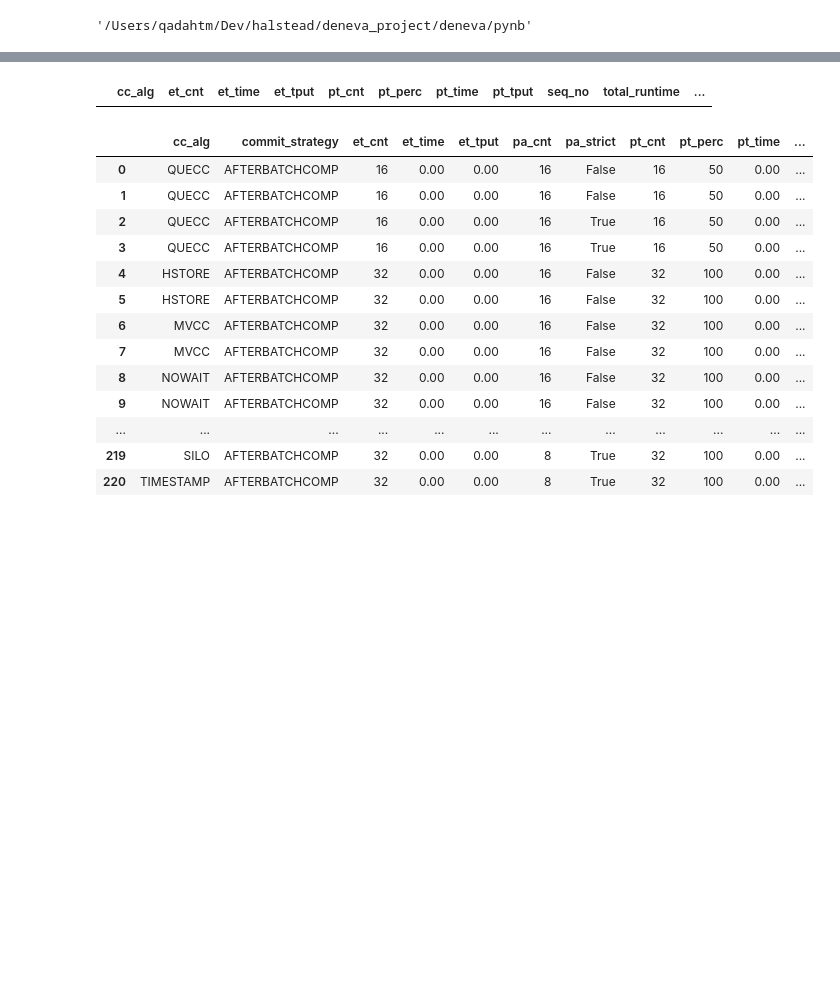
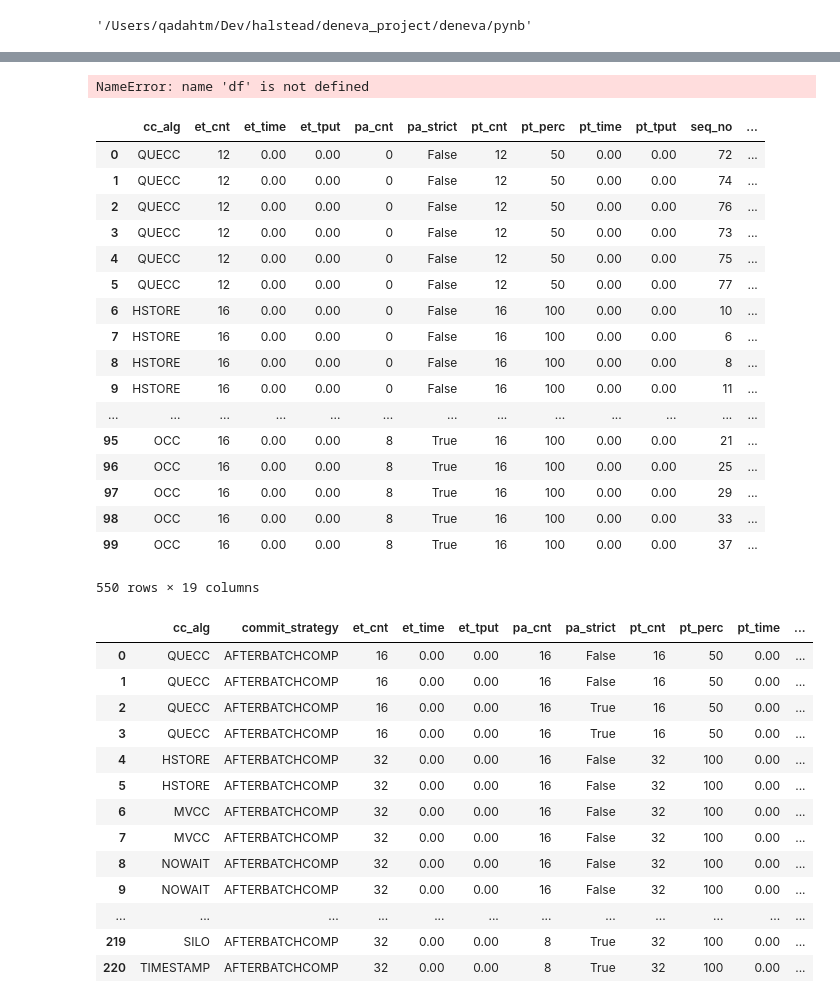
Before and after one commit to qadahtm/deneva, a Jupyter notebook: pynb/QueCC.ipynb, the cells around one changed output, grey strips where cells are left out. Drawn from its saved outputs; the diff is of its cells as text; code cells hidden in the pictures; blank space fills up the shorter version.

```diff
--- a/pynb/QueCC.ipynb
+++ b/pynb/QueCC.ipynb
@@ -574,16 +597,47 @@ s_w_thd = 32
 # %%
-dff.loc[dff['cc_alg'] == 'OCC']
+# dff.loc[dff['cc_alg'] == 'OCC']
+df
 # %% [output]
-|  | cc_alg | et_cnt | et_time | et_tput | pt_cnt | pt_perc | pt_time | pt_tput | seq_no | total_runtime | ... |
+NameError: name 'df' is not defined
 # %%
 d1 = "/Users/qadahtm/Dev/halstead/deneva_project/deneva/exp_results/normal_mode_withdb_simple_eagersplit_zt0_zt6_zt9_tdg_commit"
 d2 = "/Users/qadahtm/Dev/halstead/deneva_project/deneva/exp_results/normal_mode_withdb_simple_eagersplit_zt95_zt99_tdg_commit"
+
+d3 = "/Users/qadahtm/Dev/halstead/deneva_project/deneva/exp_results/normal_mode_lads_only"
+d4 = "/Users/qadahtm/Dev/halstead/deneva_project/deneva/exp_results/normal_mode_occ_only"
+
 df1 = pd.DataFrame(parse_directory(d1))
+df1 = df1[df1.cc_alg != 'OCC']
 df2 = pd.DataFrame(parse_directory(d2))
-dff = pd.concat([df1,df2])
-dff = dff[dff.cc_alg != 'OCC']
+df2 = df2[df2.cc_alg != 'OCC']
+df3 = pd.DataFrame(parse_directory(d3))
+df4 = pd.DataFrame(parse_directory(d4))
+
+dff = pd.concat([df1,df2,df3,df4])
+# dff = dff[dff.cc_alg != 'OCC']
 del dff['commit_strategy']
 # dff.to_csv()
+# %%
+dff
+# %% [output]
+|  | cc_alg | et_cnt | et_time | et_tput | pa_cnt | pa_strict | pt_cnt | pt_perc | pt_time | pt_tput | seq_no | ... |
+| 0 | QUECC | 12 | 0.00 | 0.00 | 0 | False | 12 | 50 | 0.00 | 0.00 | 72 | ... |
+| 1 | QUECC | 12 | 0.00 | 0.00 | 0 | False | 12 | 50 | 0.00 | 0.00 | 74 | ... |
+| 2 | QUECC | 12 | 0.00 | 0.00 | 0 | False | 12 | 50 | 0.00 | 0.00 | 76 | ... |
+| 3 | QUECC | 12 | 0.00 | 0.00 | 0 | False | 12 | 50 | 0.00 | 0.00 | 73 | ... |
+| 4 | QUECC | 12 | 0.00 | 0.00 | 0 | False | 12 | 50 | 0.00 | 0.00 | 75 | ... |
+| 5 | QUECC | 12 | 0.00 | 0.00 | 0 | False | 12 | 50 | 0.00 | 0.00 | 77 | ... |
+| 6 | HSTORE | 16 | 0.00 | 0.00 | 0 | False | 16 | 100 | 0.00 | 0.00 | 10 | ... |
+| 7 | HSTORE | 16 | 0.00 | 0.00 | 0 | False | 16 | 100 | 0.00 | 0.00 | 6 | ... |
+| 8 | HSTORE | 16 | 0.00 | 0.00 | 0 | False | 16 | 100 | 0.00 | 0.00 | 8 | ... |
+| 9 | HSTORE | 16 | 0.00 | 0.00 | 0 | False | 16 | 100 | 0.00 | 0.00 | 11 | ... |
+| ... | ... | ... | ... | ... | ... | ... | ... | ... | ... | ... | ... | ... |
+| 95 | OCC | 16 | 0.00 | 0.00 | 8 | True | 16 | 100 | 0.00 | 0.00 | 21 | ... |
+| 96 | OCC | 16 | 0.00 | 0.00 | 8 | True | 16 | 100 | 0.00 | 0.00 | 25 | ... |
+| 97 | OCC | 16 | 0.00 | 0.00 | 8 | True | 16 | 100 | 0.00 | 0.00 | 29 | ... |
+| 98 | OCC | 16 | 0.00 | 0.00 | 8 | True | 16 | 100 | 0.00 | 0.00 | 33 | ... |
+| 99 | OCC | 16 | 0.00 | 0.00 | 8 | True | 16 | 100 | 0.00 | 0.00 | 37 | ... |
+550 rows × 19 columns
 # %%
 d3 = "/Users/qadahtm/Dev/halstead/deneva_project/deneva/exp_results/normal_mode_mpt"
 dfmpt = pd.DataFrame(parse_directory(d3))
```
Also changed, not shown: parts of 3 cells of this notebook, 3 other files.
